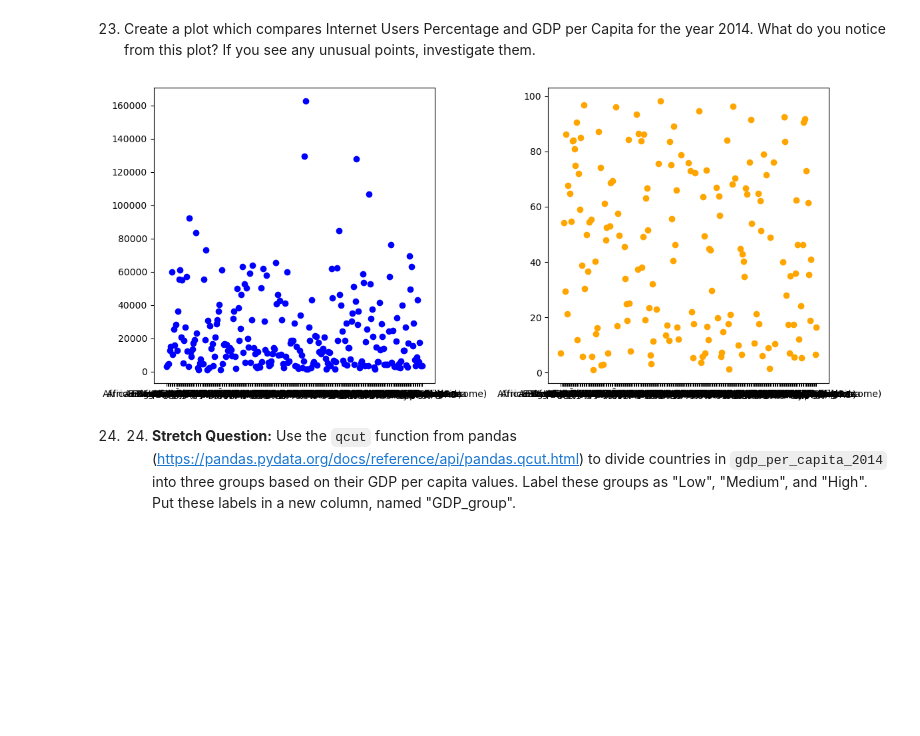
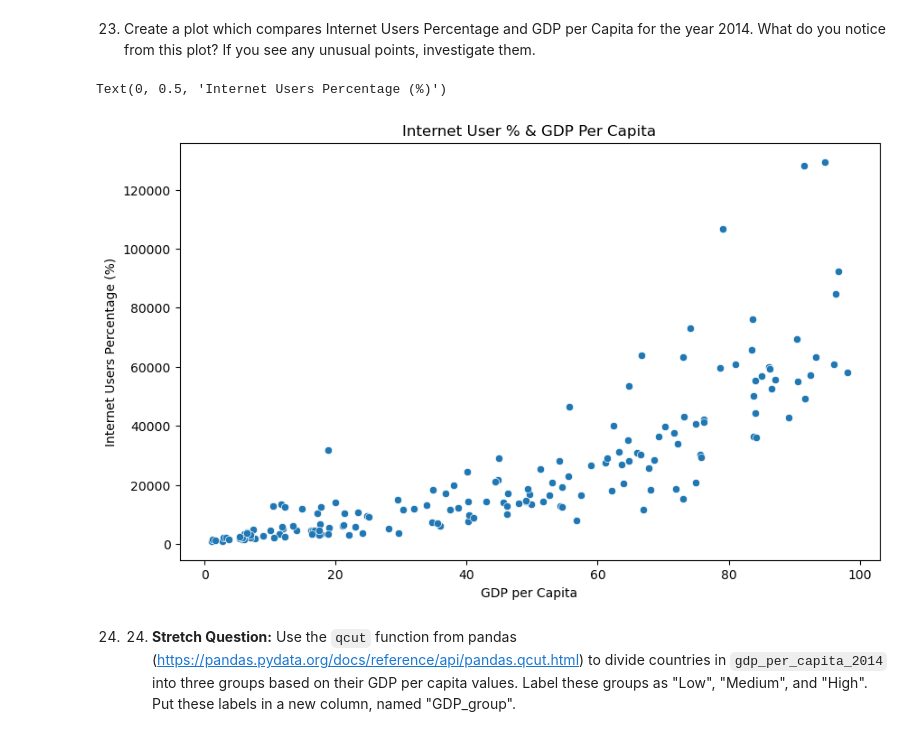
Before and after one commit to NSS-Full-Time-Data-Analytics-17/un-project-jamilamadda, a Jupyter notebook: notebooks/un_gdp.ipynb, the cells around one changed output. Drawn from its saved outputs; the diff is of its cells as text; code cells hidden in the pictures; blank space fills up the shorter version.

```diff
--- a/notebooks/un_gdp.ipynb
+++ b/notebooks/un_gdp.ipynb
@@ -536,10 +536,14 @@ ANS - Bermuda: Among the three, it shows the highest  GDP per capita across the
 gdp_and_internet_use_2014=gdp_and_internet_use[gdp_and_internet_use['Year']==2014]
 # %% [markdown]
 23. Create a plot which compares Internet Users Percentage and GDP per Capita for the year 2014. What do you notice from this plot? If you see any unusual points, investigate them.
-# %%
-fig, (ax1, ax2) = plt.subplots(ncols=2, figsize=(12, 5))
-ax1.scatter(gdp_and_internet_use_2014['Country'], gdp_and_internet_use_2014['GDP_Per_Capita'],color='blue')
-ax2.scatter(gdp_and_internet_use_2014['Country'], gdp_and_internet_use_2014['Internet_Users_Pct'],color='orange')
-plt.tight_layout()
-# %% [output]
-[figure, removed]
+# %%
+
+
+plt.figure(figsize=(10,6))
+sns.scatterplot(x='Internet_Users_Pct',y= 'GDP_Per_Capita',data = gdp_and_internet_use_2014)
+plt.title('Internet User % & GDP Per Capita')
+plt.xlabel('GDP per Capita')
+plt.ylabel('Internet Users Percentage (%)')
+# %% [output]
+Text(0, 0.5, 'Internet Users Percentage (%)')
+[figure, added]
```
Also changed, not shown: parts of 2 cells of this notebook.
